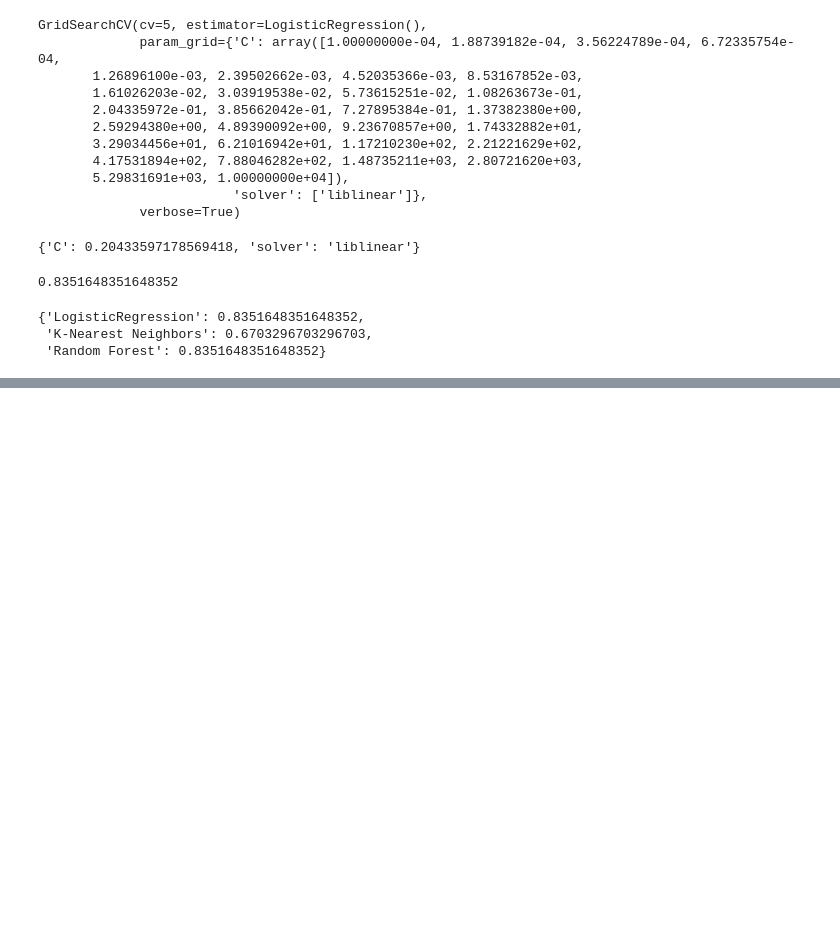
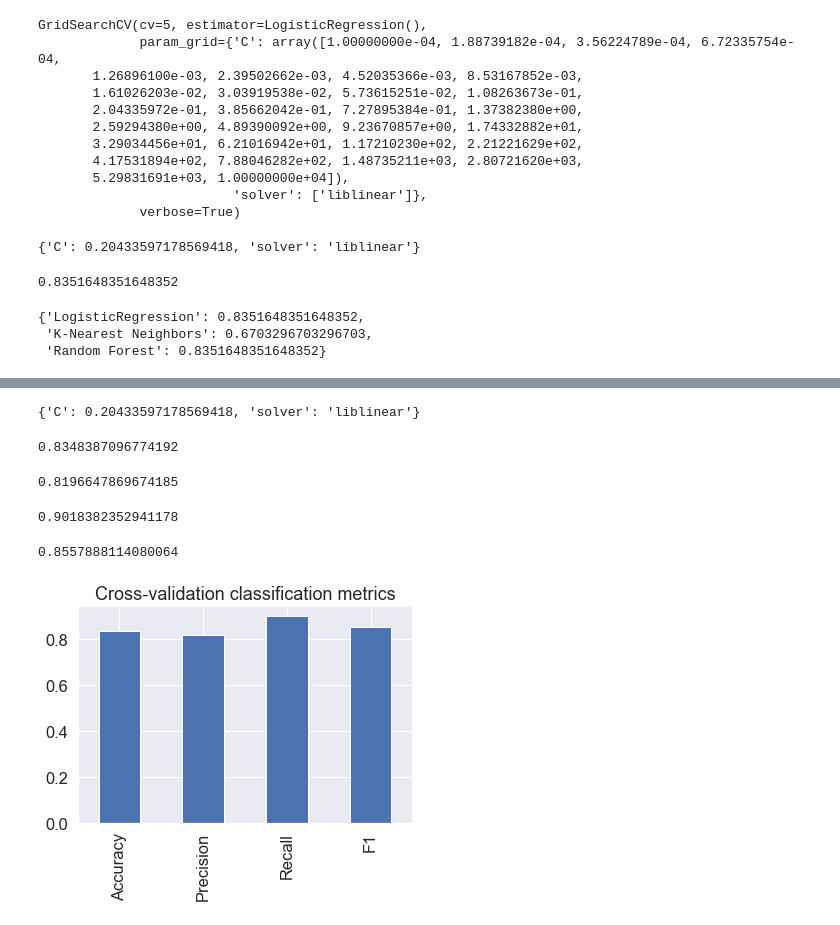
Before and after one commit to arghanath007/Data-Science, a Jupyter notebook: heart_disease_project(Classification Problem)/heart_disease.ipynb, the cells around one changed output, grey strips where cells are left out. Saved outputs shown, nothing was run; the diff lists cells and outputs as text; code cells hidden in the pictures; blank space fills up the shorter version.

```diff
--- a/heart_disease_project(Classification Problem)/heart_disease.ipynb
+++ b/heart_disease_project(Classification Problem)/heart_disease.ipynb
@@ -624,0 +698,4 @@ scores
+# %%
+gs_log_reg.best_params_
+# %% [output]
+{'C': 0.20433597178569418, 'solver': 'liblinear'}
@@ -624,0 +708,31 @@ scores
+# %%
+cv_accuracy=cross_val_score(clf,X,y,cv=10,scoring='accuracy')
+cv_accuracy=np.mean(cv_accuracy)
+cv_accuracy
+# %% [output]
+0.8348387096774192
+# %%
+cv_precision=cross_val_score(clf,X,y,cv=10,scoring='precision')
+cv_precision=np.mean(cv_precision)
+cv_precision
+# %% [output]
+0.8196647869674185
+# %%
+cv_recall=cross_val_score(clf,X,y,cv=10,scoring='recall')
+cv_recall=np.mean(cv_recall)
+cv_recall
+# %% [output]
+0.9018382352941178
+# %%
+cv_f1=cross_val_score(clf,X,y,cv=10,scoring='f1')
+cv_f1=np.mean(cv_f1)
+cv_f1
+# %% [output]
+0.8557888114080064
+# %%
+## Visualizing the Cross-validation Evaluation Metric
+
+cv_metrics=pd.DataFrame({'Accuracy': cv_accuracy,'Precision': cv_precision,'Recall': cv_recall,'F1': cv_f1},index=[0])
+cv_metrics.T.plot.bar(title='Cross-validation classification metrics', legend=False);
+# %% [output]
+[figure, added]
```
Also changed, not shown: parts of 19 cells of this notebook.
